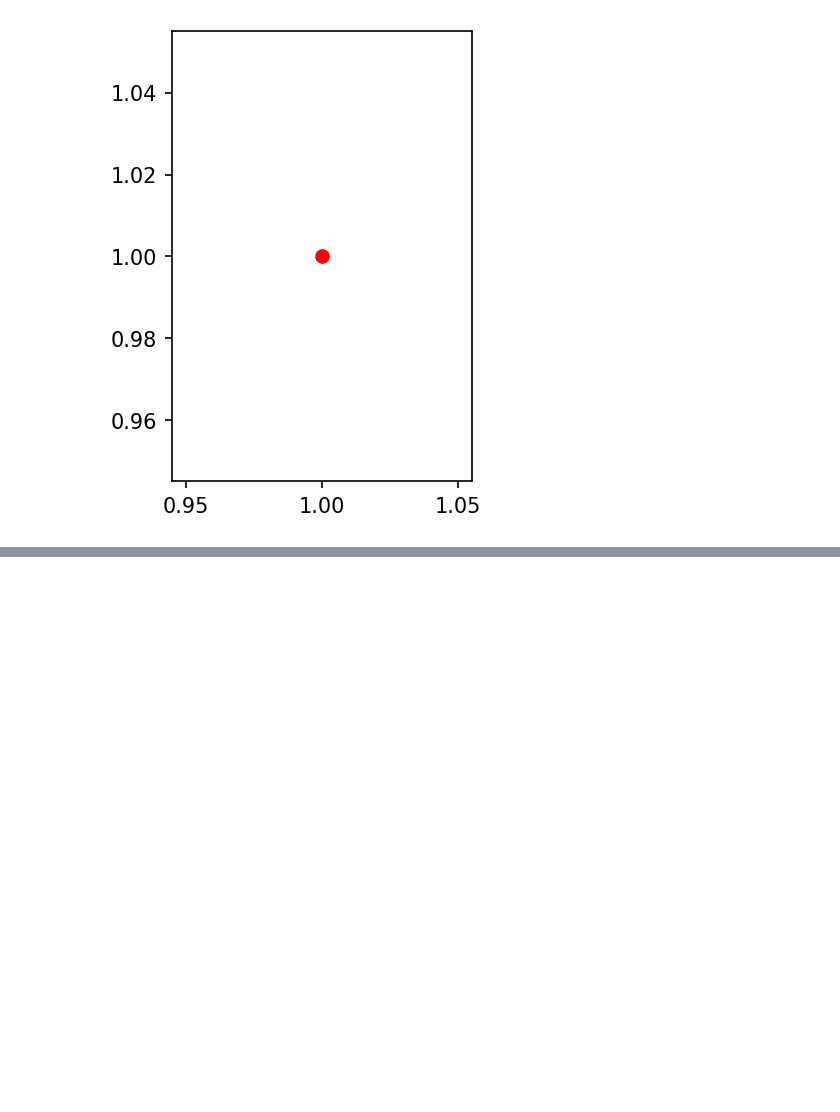
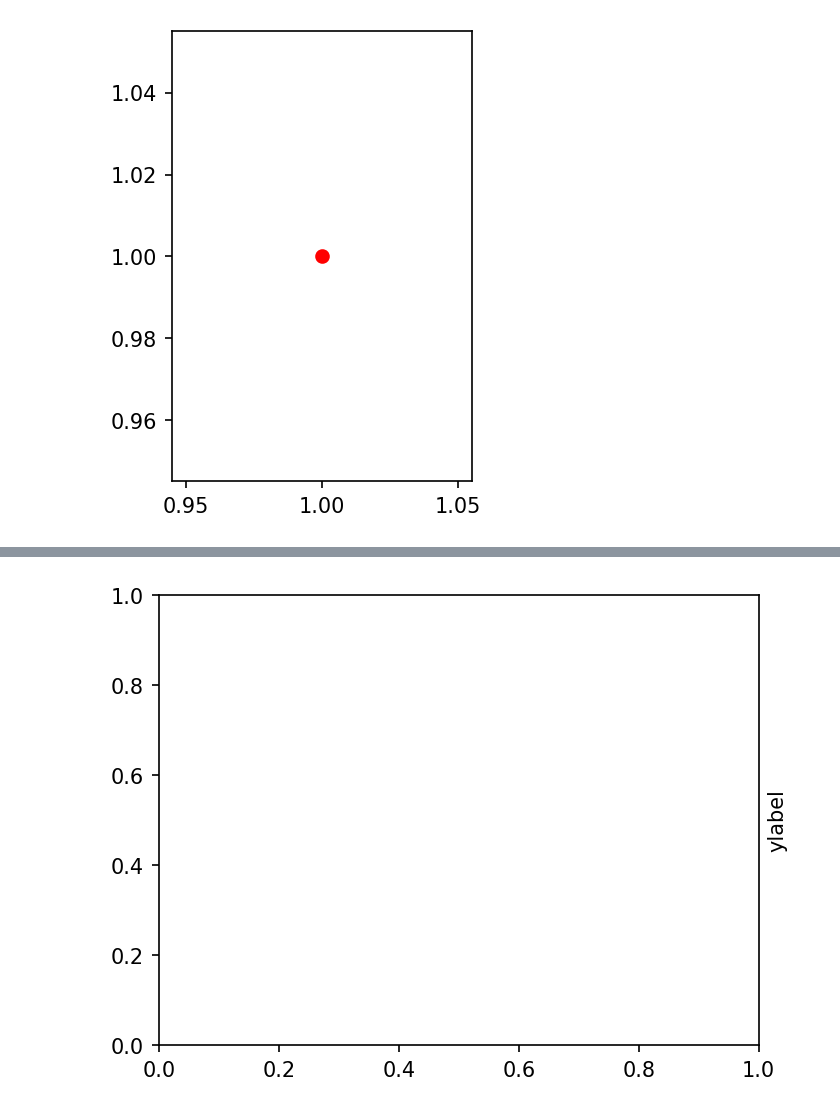
Before and after one commit to yashraj-shri17/GENERAL-STUFF, a Jupyter notebook: MatPlot-1.ipynb, the cells around one changed output, grey strips where cells are left out. Saved outputs shown, nothing was run; the diff lists cells and outputs as text; code cells hidden in the pictures; blank space fills up the shorter version.

```diff
--- a/MatPlot-1.ipynb
+++ b/MatPlot-1.ipynb
@@ -760,0 +751,9 @@ ax.xaxis.set_minor_locator(ticker.MaxNLocator(20));
+# %%
+#Label Position
+from matplotlib import ticker
+fig = plt.figure()
+ax = fig.add_axes([0,0,1,1])
+ax.set_ylabel('ylabel')
+ax.yaxis.set_label_position('right')
+# %% [output]
+[figure, added]
```
Also changed, not shown: parts of 43 cells of this notebook.
